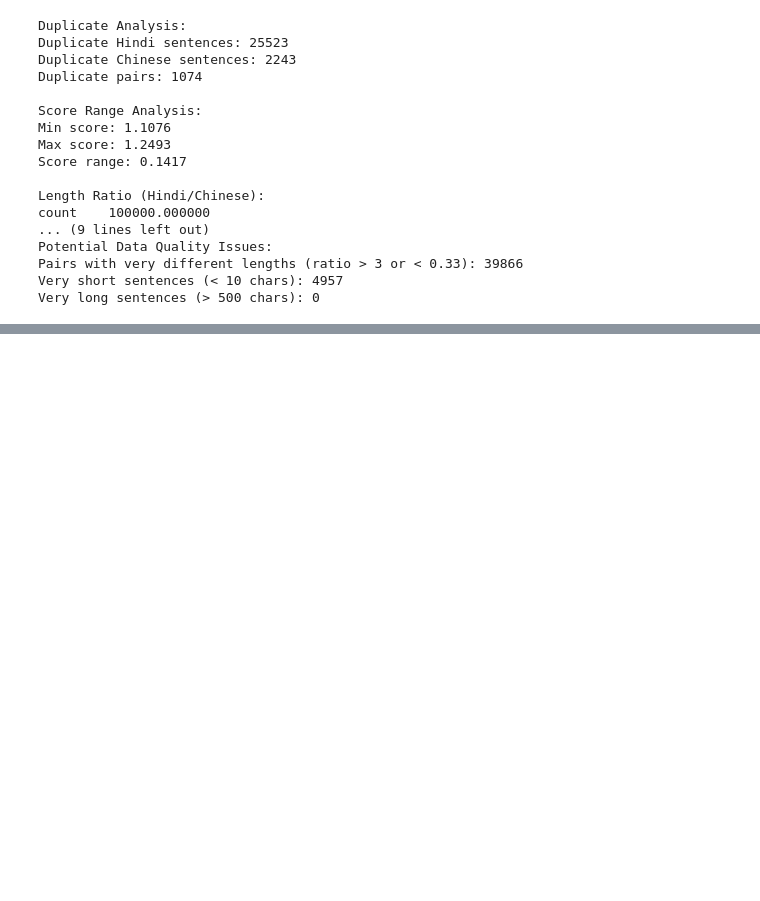
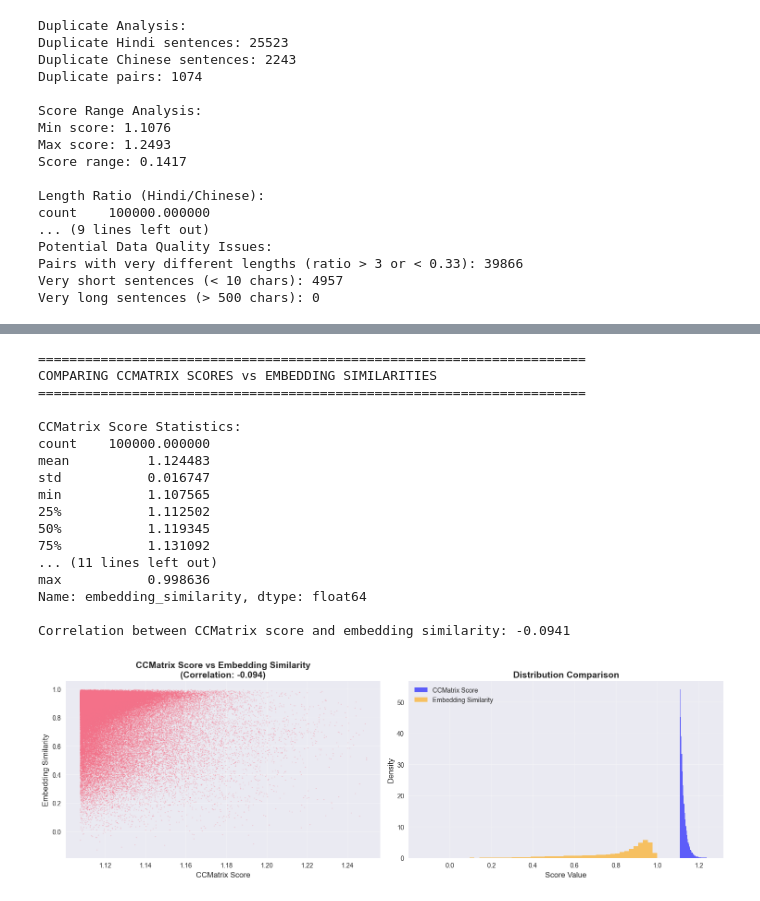
Before and after one commit to shanayw22/DSAN6600final, a Jupyter notebook: notebooks/notebook1.ipynb, the cells around one changed output, grey strips where cells are left out. Cells and saved outputs as stored; diff of their text form; code cells hidden in the pictures; blank space fills up the shorter version.

Commit message:
embeddings added

```diff
--- a/notebooks/notebook1.ipynb
+++ b/notebooks/notebook1.ipynb
@@ -312,0 +326,12 @@ Very long sentences (> 500 chars): 0
+# %%
+# Initialize multilingual sentence transformer model
+# Options:
+# - 'paraphrase-multilingual-MiniLM-L12-v2' (fast, good quality) - RECOMMENDED
+# - 'paraphrase-multilingual-mpnet-base-v2' (best quality, slower)
+# - 'distiluse-base-multilingual-cased-v2' (fastest, decent quality)
+
+
+model_name = 'paraphrase-multilingual-MiniLM-L12-v2'
+model = SentenceTransformer(model_name)
+print(f"Model '{model_name}' loaded successfully!")
+print(f"Model dimension: {model.get_sentence_embedding_dimension()}")
@@ -312,0 +422,58 @@ Very long sentences (> 500 chars): 0
+# %%
+# Compare CCMatrix scores with embedding similarities
+print("=" * 70)
+print("COMPARING CCMATRIX SCORES vs EMBEDDING SIMILARITIES")
+print("=" * 70)
+
+print(f"\nCCMatrix Score Statistics:")
+print(df['score'].describe())
+
+print(f"\nEmbedding Similarity Statistics:")
+print(df['embedding_similarity'].describe())
+
+# Correlation between the two metrics
+correlation = df['score'].corr(df['embedding_similarity'])
+print(f"\nCorrelation between CCMatrix score and embedding similarity: {correlation:.4f}")
+
+# Visualize the relationship
+fig, axes = plt.subplots(1, 2, figsize=(15, 5))
+
+# Scatter plot
+axes[0].scatter(df['score'], df['embedding_similarity'], alpha=0.3, s=1)
+axes[0].set_xlabel('CCMatrix Score', fontsize=12)
+axes[0].set_ylabel('Embedding Similarity', fontsize=12)
+axes[0].set_title(f'CCMatrix Score vs Embedding Similarity\n(Correlation: {correlation:.3f})',
+                  fontsize=14, fontweight='bold')
+axes[0].grid(True, alpha=0.3)
+
+# Distribution comparison
+axes[1].hist(df['score'], bins=50, alpha=0.6, label='CCMatrix Score', color='blue', density=True)
+axes[1].hist(df['embedding_similarity'], bins=50, alpha=0.6, label='Embedding Similarity',
+             color='orange', density=True)
+axes[1].set_xlabel('Score Value', fontsize=12)
+axes[1].set_ylabel('Density', fontsize=12)
+axes[1].set_title('Distribution Comparison', fontsize=14, fontweight='bold')
+axes[1].legend()
+axes[1].grid(True, alpha=0.3)
+
+plt.tight_layout()
+plt.show()
+# %% [output]
+======================================================================
+COMPARING CCMATRIX SCORES vs EMBEDDING SIMILARITIES
+======================================================================
+
+CCMatrix Score Statistics:
+count    100000.000000
+mean          1.124483
+std           0.016747
+min           1.107565
+25%           1.112502
+50%           1.119345
+75%           1.131092
+... (11 lines left out)
+max           0.998636
+Name: embedding_similarity, dtype: float64
+
+Correlation between CCMatrix score and embedding similarity: -0.0941
+[figure, added]
```
Also changed, not shown: parts of 7 cells of this notebook.
